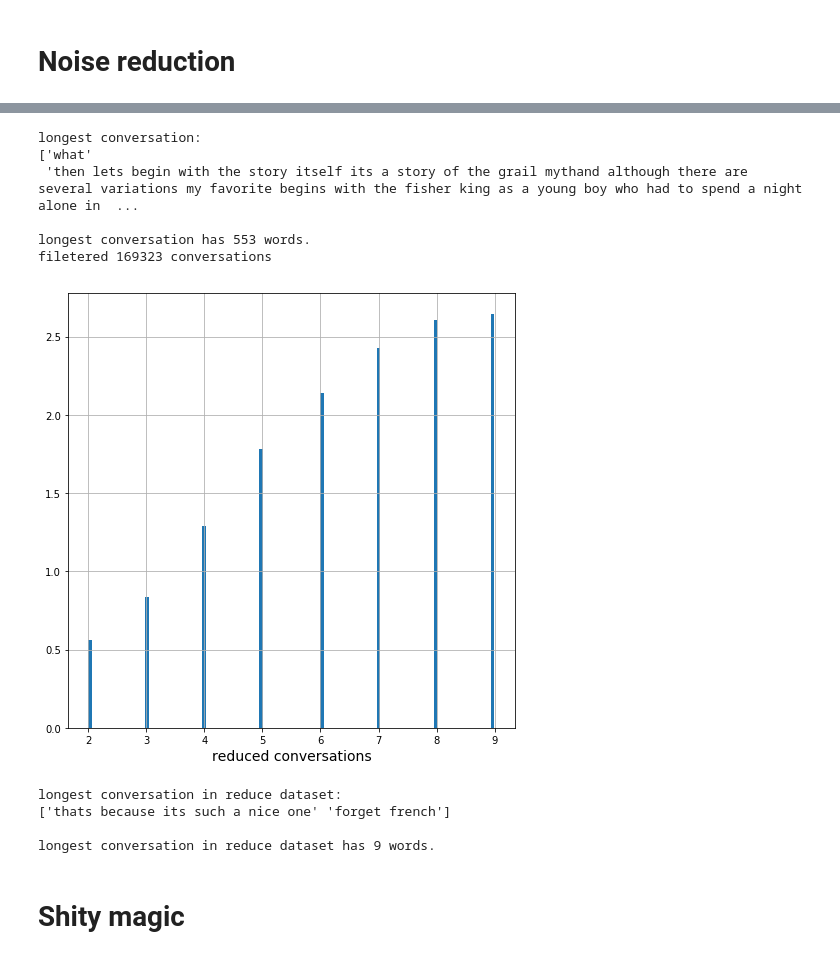
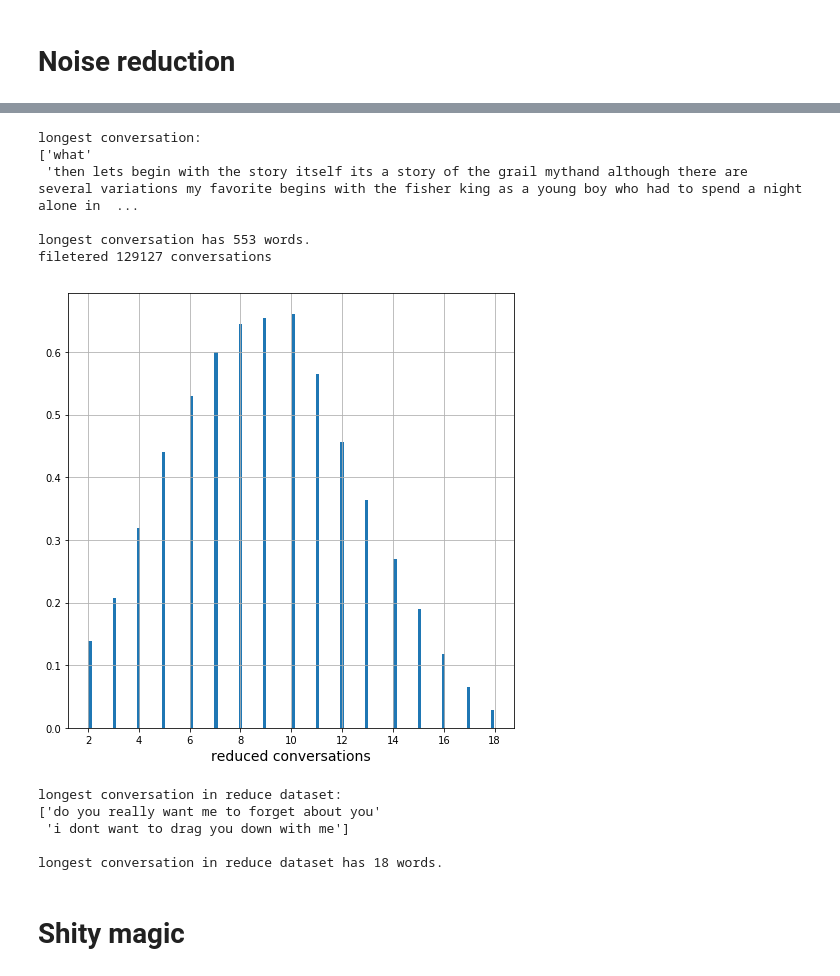
Before and after one commit to MartinBrisiak/seq2seq, a Jupyter notebook: sequential.ipynb, the cells around one changed output, grey strips where cells are left out. Drawn from its saved outputs; the diff is of its cells as text; code cells hidden in the pictures.

Commit message:
max sentence lenght instead of max conversation lenght

```diff
--- a/sequential.ipynb
+++ b/sequential.ipynb
@@ -155,41 +155,42 @@ array(['gosh if only we could find kat a boyfriend',
 hist, edges  = np.histogram([len(question.split(' ')) + len(answer.split(' ')) for question, answer in conversations_pairs], density=True, bins=100)
 center = (edges[:-1] + edges[1:]) / 2
 f, ax = plt.subplots(figsize=(8, 8))
 plt.xlabel('all conversations', fontsize=14)
 plt.bar(center, hist, align='center', width=(edges[1] - edges[0]) * .8)
 plt.grid()
 plt.show()
 
 longest_converastion = conversations_pairs[np.array([len(question.split(' ')) + len(answer.split(' ')) for question, answer in conversations_pairs]).argmax()]
 print("longest conversation: \n{}\n".format(longest_converastion))
 print("longest conversation has {} words.".format(len(longest_converastion[0].split(' ')) + len(longest_converastion[1].split(' '))))
-max_conversation_lenght = 10  # maximum alowed converastion lenght in words
-clensed_conversations = np.array([conversation_pair for conversation_pair in conversations_pairs  if (len(conversation_pair[0].split(' ')) + len(conversation_pair[1].split(' '))) < max_conversation_lenght])
+max_sentence_lenght = 10  # maximum alowed converastion lenght in words
+clensed_conversations = np.array([conversation_pair for conversation_pair in conversations_pairs  if len(conversation_pair[0].split(' ')) < max_sentence_lenght and len(conversation_pair[1].split(' '))  < max_sentence_lenght ])
 print("filetered {} conversations\n".format(len(conversations_pairs) - len(clensed_conversations)))
 
 hist, edges  = np.histogram([len(question.split(' ')) + len(answer.split(' ')) for question, answer in clensed_conversations], density=True, bins=100)
 center = (edges[:-1] + edges[1:]) / 2
 f, ax = plt.subplots(figsize=(8, 8))
 plt.bar(center, hist, align='center', width=(edges[1] - edges[0]) * .8)
 plt.xlabel('reduced conversations', fontsize=14)
 plt.grid()
 plt.show()
 longest_converastion = clensed_conversations[np.array([len(question.split(' ')) + len(answer.split(' ')) for question, answer in clensed_conversations]).argmax()]
 print("longest conversation in reduce dataset: \n{}\n".format(longest_converastion))
 print("longest conversation in reduce dataset has {} words.".format(len(longest_converastion[0].split(' ')) + len(longest_converastion[1].split(' '))))
 # %% [output]
 [figure]
 longest conversation:
 ['what'
  'then lets begin with the story itself its a story of the grail mythand although there are several variations my favorite begins with the fisher king as a young boy who had to spend a night alone in  ...
 
 longest conversation has 553 words.
-filetered 169323 conversations
+filetered 129127 conversations
-[figure, old version]
+[figure, new version]
 longest conversation in reduce dataset:
-['thats because its such a nice one' 'forget french']
+['do you really want me to forget about you'
+ 'i dont want to drag you down with me']
 
-longest conversation in reduce dataset has 9 words.
+longest conversation in reduce dataset has 18 words.
 # %% [markdown]
 # Shity magic
 # %%
```
Also changed, not shown: parts of 5 cells of this notebook.
